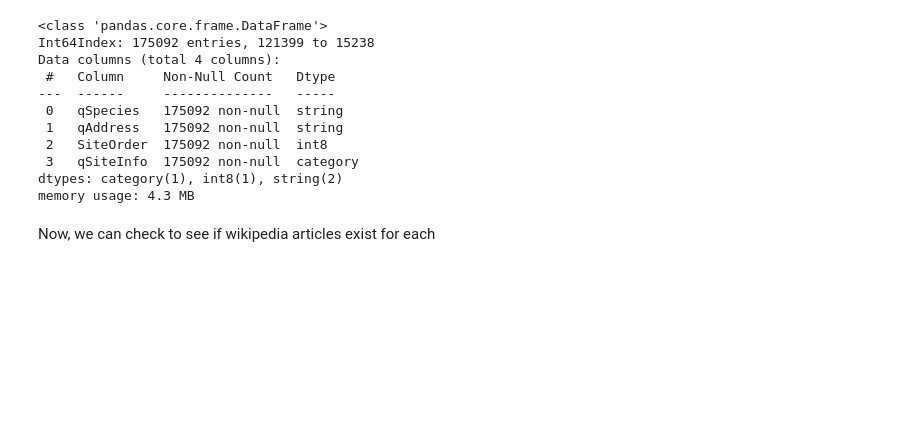
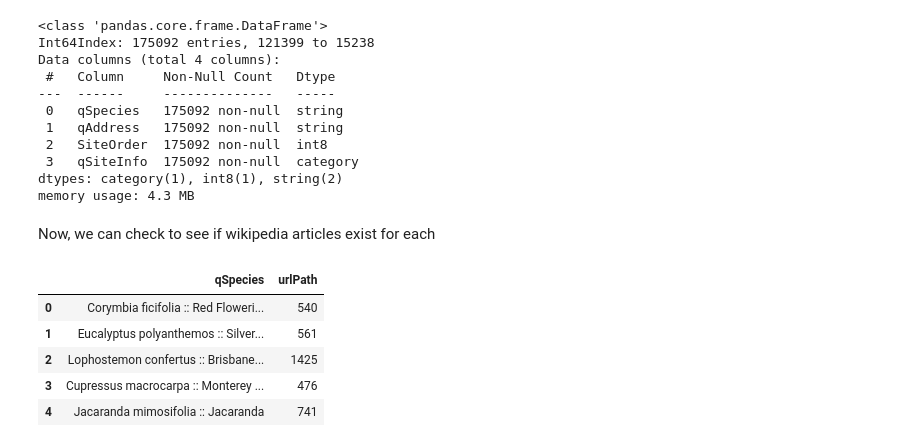
Before and after one commit to zcook7904/SF_Tree_Identifier, a Jupyter notebook: notebooks/data_cleaning.ipynb, the cells around one changed output. Cells and saved outputs as stored; diff of their text form; code cells hidden in the pictures; blank space fills up the shorter version.

```diff
--- a/notebooks/data_cleaning.ipynb
+++ b/notebooks/data_cleaning.ipynb
@@ -310,3 +296,14 @@ dtypes: category(1), int8(1), string(2)
 memory usage: 4.3 MB
 # %% [markdown]
 Now, we can check to see if wikipedia articles exist for each
+# %%
+species_path = os.path.join('..', 'species_urls.csv')
+mapped_species = pd.read_csv(species_path, index_col=0).rename({'0':'qSpecies'}, axis=1)
+mapped_species.head()
+# %% [output]
+|  | qSpecies | urlPath |
+| 0 | Corymbia ficifolia :: Red Floweri... | 540 |
+| 1 | Eucalyptus polyanthemos :: Silver... | 561 |
+| 2 | Lophostemon confertus :: Brisbane... | 1425 |
+| 3 | Cupressus macrocarpa :: Monterey ... | 476 |
+| 4 | Jacaranda mimosifolia :: Jacaranda | 741 |
```
Also changed, not shown: parts of 10 cells of this notebook, 20 other files.
